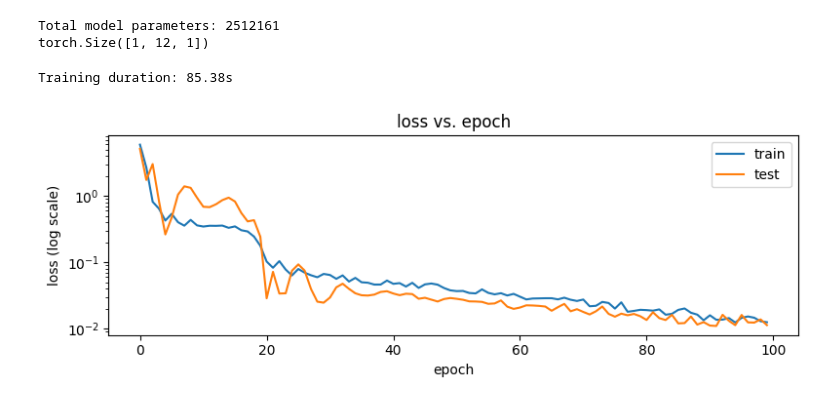
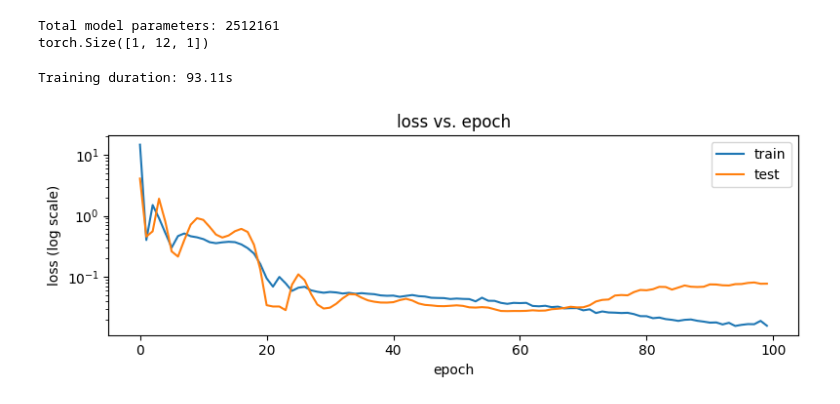
Before and after one commit to MengOonLee/Deep_learning, a Jupyter notebook: PyTorch/Experiments/Transformer/TimeSeries/T01_Forecasting.ipynb, the cells around one changed output. Saved outputs shown, nothing was run; the diff lists cells and outputs as text; code cells hidden in the pictures.

```diff
--- a/PyTorch/Experiments/Transformer/TimeSeries/T01_Forecasting.ipynb
+++ b/PyTorch/Experiments/Transformer/TimeSeries/T01_Forecasting.ipynb
@@ -76,7 +76,7 @@ class TrainingDataset(torch.utils.data.Dataset):
 
 torch.manual_seed(seed=42)
 ts_train = scaler.transform(X=ts_train.reshape(-1, 1)).flatten()
-dl_train = torch.utils.data.DataLoader(batch_size=32, shuffle=True,
+dl_train = torch.utils.data.DataLoader(batch_size=32, shuffle=False,
     dataset=TrainingDataset(ts=ts_train, src_len=src_len, tgt_len=tgt_len))
 
 ts_test = scaler.transform(X=ts_test.reshape(-1, 1)).flatten()
@@ -193,21 +195,20 @@ def train_step(model, dl_train, criterion, optimizer, device):
     model.train()
     losses = []
     for batch in dl_train:
-        src, src_idx, src_month, tgt, tgt_idx, tgt_month = \
-            [x.to(device) for x in batch]
-        tgt_in = torch.cat(tensors=[
-            src[:, -1:], tgt[:, :-1]
+        data = {k: v.to(device) for k, v in batch.items()}
+        y_true = data['tgt']
+        data['tgt'] = torch.cat(tensors=[
+            data['src'][:, -1:], data['tgt'][:, :-1]
         ], dim=1)
-        tgt_in_idx = torch.cat(tensors=[
-            src_idx[:, -1:], tgt_idx[:, :-1]
+        data['tgt_idx'] = torch.cat(tensors=[
+            data['src_idx'][:, -1:], data['tgt_idx'][:, :-1]
         ], dim=1)
-        tgt_in_month = torch.cat(tensors=[
-            src_month[:, -1:], tgt_month[:, :-1]
+        data['tgt_month'] = torch.cat(tensors=[
+            data['src_month'][:, -1:], data['tgt_month'][:, :-1]
             ], dim=1)
-        pred = model(src=src, src_idx=src_idx, src_month=src_month,
-            tgt=tgt_in, tgt_idx=tgt_in_idx, tgt_month=tgt_in_month)
 
-        loss = criterion(input=pred, target=tgt)
+        y_pred = model(data=data)
+        loss = criterion(input=y_pred, target=y_true)
         optimizer.zero_grad()
         loss.backward()
         optimizer.step()
@@ -219,26 +220,24 @@ def test_step(model, dl_test, criterion, device):
     model.eval()
     losses = []
     for batch in dl_test:
-        src, src_idx, src_month, tgt, tgt_idx, tgt_month = \
-            [x.to(device) for x in batch]
-        tgt_in = torch.cat(tensors=[
-            src[:, -1:], tgt[:, :-1]
+        data = {k: v.to(device) for k, v in batch.items()}
+        y_true = data['tgt']
+        data['tgt'] = torch.cat(tensors=[
+            data['src'][:, -1:], data['tgt'][:, :-1]
         ], dim=1)
-        tgt_in_idx = torch.cat(tensors=[
-            src_idx[:, -1:], tgt_idx[:, :-1]
+        data['tgt_idx'] = torch.cat(tensors=[
+            data['src_idx'][:, -1:], data['tgt_idx'][:, :-1]
         ], dim=1)
-        tgt_in_month = torch.cat(tensors=[
-            src_month[:, -1:], tgt_month[:, :-1]
+        data['tgt_month'] = torch.cat(tensors=[
+            data['src_month'][:, -1:], data['tgt_month'][:, :-1]
             ], dim=1)
-        pred = model(src=src, src_idx=src_idx, src_month=src_month,
-            tgt=tgt_in, tgt_idx=tgt_in_idx, tgt_month=tgt_in_month)
-        # out = model.infer(src=src, tgt_len=tgt.shape[1])
 
-        loss = criterion(input=pred, target=tgt)
+        y_pred = model.infer(data=data, tgt_len=y_true.size(1))
+        loss = criterion(input=y_pred, target=y_true)
         losses.append(loss.item())
     return np.mean(losses)
 
-def training(model, dl_train, dl_test, model_path, max_epochs, device):
+def training(model, dl_train, dl_test, model_path, num_epochs, device):
     model = model.to(device)
     torch.manual_seed(seed=42)
     optimizer = torch.optim.Adam(params=model.parameters(), lr=1e-3)
@@ -248,7 +247,7 @@ def training(model, dl_train, dl_test, model_path, max_epochs, device):
 
     history = {'train_loss': [], 'test_loss': []}
     best_test_loss = float('inf')
-    for epoch in range(max_epochs):
+    for _ in range(num_epochs):
         train_loss = train_step(model=model, dl_train=dl_train,
             criterion=criterion, optimizer=optimizer, device=device)
         history['train_loss'].append(train_loss)
@@ -265,36 +264,36 @@ def training(model, dl_train, dl_test, model_path, max_epochs, device):
 
 torch.manual_seed(seed=42)
 model = TransformerForecast()
 device = torch.device('cuda' if torch.cuda.is_available() else 'cpu')
 
 os.makedirs('models', exist_ok=True)
 model_path = 'models/best_model.pth'
 
 start_time = time.time()
 history = training(model=model, dl_train=dl_train, dl_test=dl_test,
-    model_path=model_path, max_epochs=100, device=device)
+    model_path=model_path, num_epochs=100, device=device)
 print("Training duration: %.2fs"%(time.time() - start_time))
 
 def plot_history(history):
     df_history = pd.DataFrame(history)
     df_history.index.name = 'epoch'
     df_history.reset_index(inplace=True)
 
     plt.figure(figsize=(8, 3))
     sns.lineplot(data=df_history, x='epoch', y='train_loss', label='train')
     sns.lineplot(data=df_history, x='epoch', y='test_loss', label='test')
     plt.yscale('log')
     plt.legend(loc='best')
     plt.title(label="loss vs. epoch")
     plt.xlabel(xlabel='epoch')
     plt.ylabel(ylabel='loss (log scale)')
     plt.tight_layout()
     plt.show()
 
 plot_history(history=history)
 # %% [output]
-Training duration: 85.38s
+Training duration: 93.11s
-[figure, old version]
+[figure, new version]
 # %%
 import numpy as np
 import torch
```
Also changed, not shown: parts of 2 cells of this notebook.
